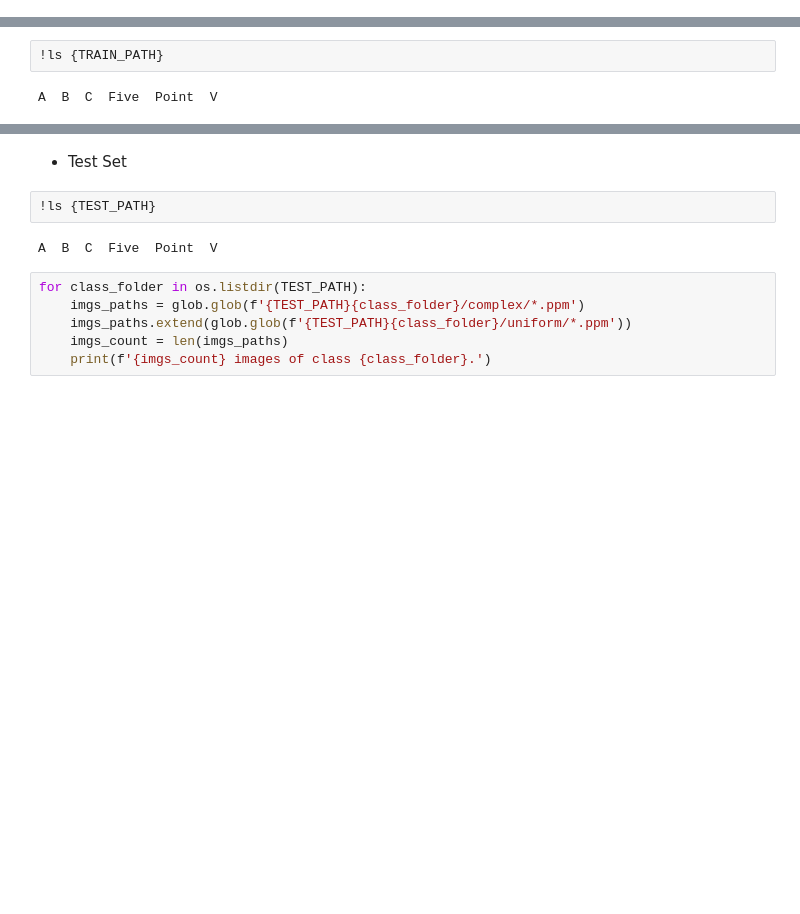
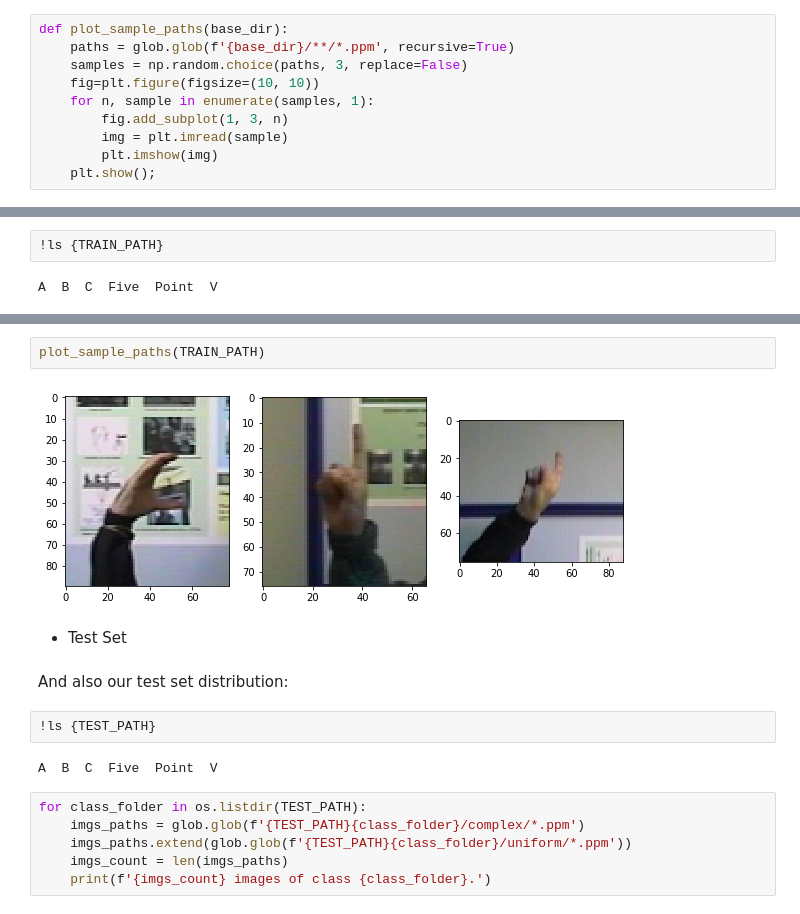
Before and after one commit to LucasBCMota/choque-de-arduino, a Jupyter notebook: CacauNet.ipynb, the cells around one changed output, grey strips where cells are left out. Drawn from its saved outputs; the diff is of its cells as text; blank space fills up the shorter version.

```diff
--- a/CacauNet.ipynb
+++ b/CacauNet.ipynb
@@ -15,2 +29,12 @@ VALIDATION_PATH = 'data/Validation/'
+# %%
+def plot_sample_paths(base_dir):
+    paths = glob.glob(f'{base_dir}/**/*.ppm', recursive=True)
+    samples = np.random.choice(paths, 3, replace=False)
+    fig=plt.figure(figsize=(10, 10))
+    for n, sample in enumerate(samples, 1):
+        fig.add_subplot(1, 3, n)
+        img = plt.imread(sample)
+        plt.imshow(img)
+    plt.show();
 # %% [markdown]
 - Training Set
@@ -44,5 +58,11 @@ plt.show();
+# %%
+plot_sample_paths(TRAIN_PATH)
+# %% [output]
+[figure, added]
 # %% [markdown]
 - Test Set
+# %% [markdown]
+And also our test set distribution:
 # %%
 !ls {TEST_PATH}
 # %% [output]
```
Also changed, not shown: parts of 12 cells of this notebook.
